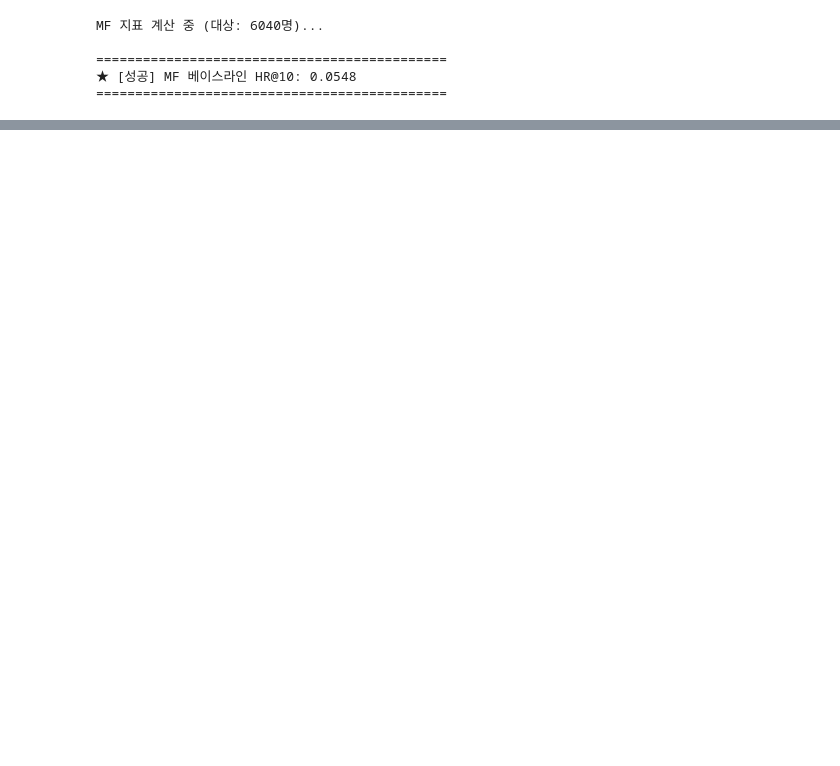
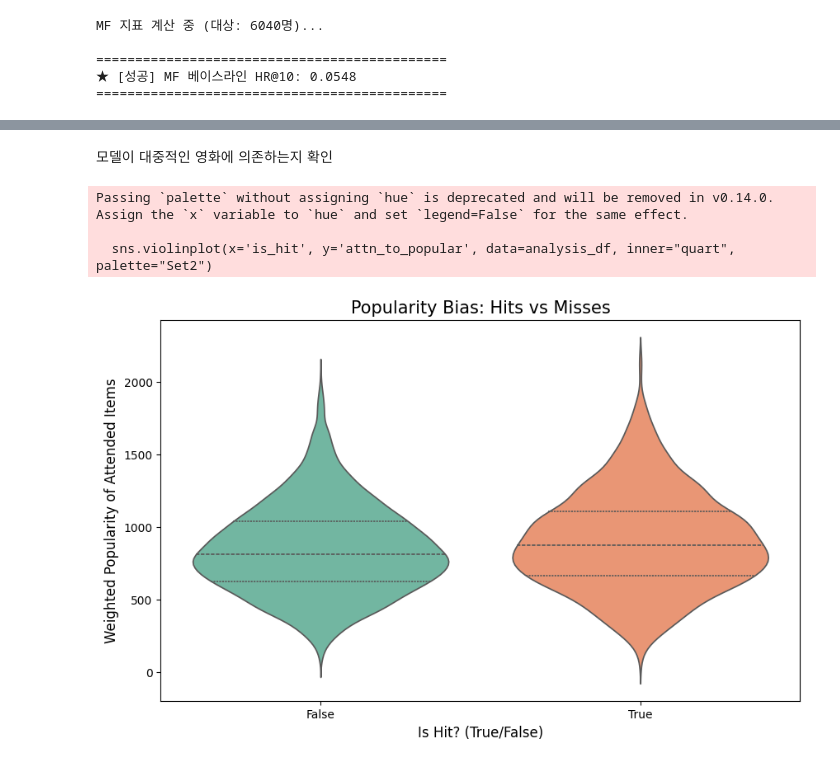
Before and after one commit to shoh0806/Capstone_Design, a Jupyter notebook: Bert4Rec_model.ipynb, the cells around one changed output, grey strips where cells are left out. Saved outputs shown, nothing was run; the diff lists cells and outputs as text; code cells hidden in the pictures; blank space fills up the shorter version.

```diff
--- a/Bert4Rec_model.ipynb
+++ b/Bert4Rec_model.ipynb
@@ -638,0 +895,27 @@ MF 지표 계산 중 (대상: 6040명)...
+# %%
+# 분석을 위한 유저별 시퀀스 리스트 추출 (test_loader와 순서 동일)
+u_seq_list = [seq.to_list()[-maxlen:] for uid, seq in zip(user_group["userId"], user_group["sequence"]) if len(seq) >= 3]
+
+# 영화별 인기도(노출 빈도) 계산
+item_popularity = pdf['movieId_idx'].value_counts().to_dict()
+# %% [markdown]
+모델이 대중적인 영화에 의존하는지 확인
+# %%
+# 데이터 계산
+pop_weights = []
+for i, row in analysis_df.iterrows():
+    seq = u_seq_list[i]
+    attn = row['attn_map']
+    # 어텐션이 실린 아이템들의 인기도 가중 평균
+    weighted_pop = sum([item_popularity.get(it, 0) * att for it, att in zip(seq, attn)])
+    pop_weights.append(weighted_pop)
+
+analysis_df['attn_to_popular'] = pop_weights
+
+# 시각화 함수 호출
+plot_popularity_bias(analysis_df)
+# %% [output]
+Passing `palette` without assigning `hue` is deprecated and will be removed in v0.14.0. Assign the `x` variable to `hue` and set `legend=False` for the same effect.
+
+  sns.violinplot(x='is_hit', y='attn_to_popular', data=analysis_df, inner="quart", palette="Set2")
+[figure, added]
```
Also changed, not shown: parts of 37 cells of this notebook.
